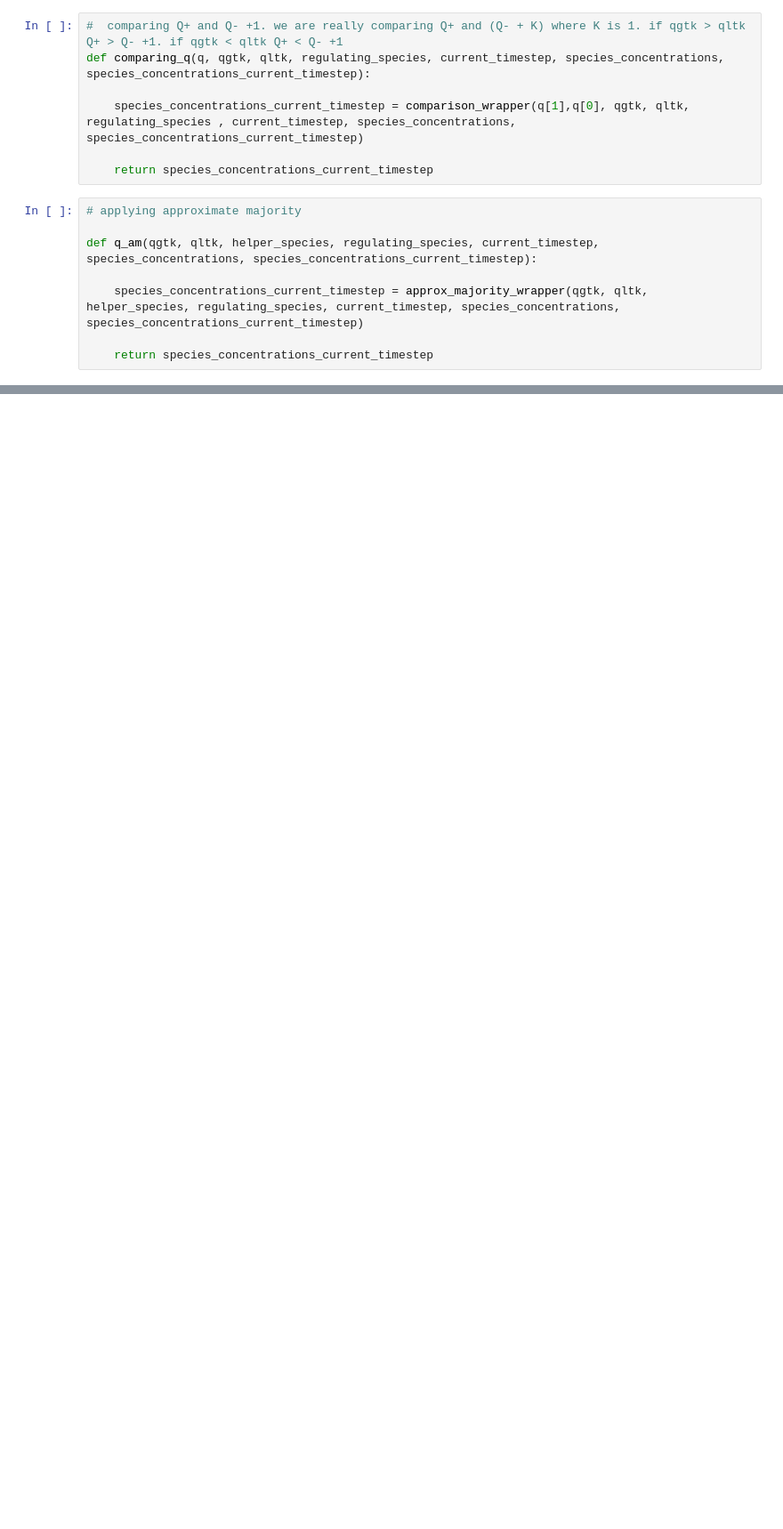
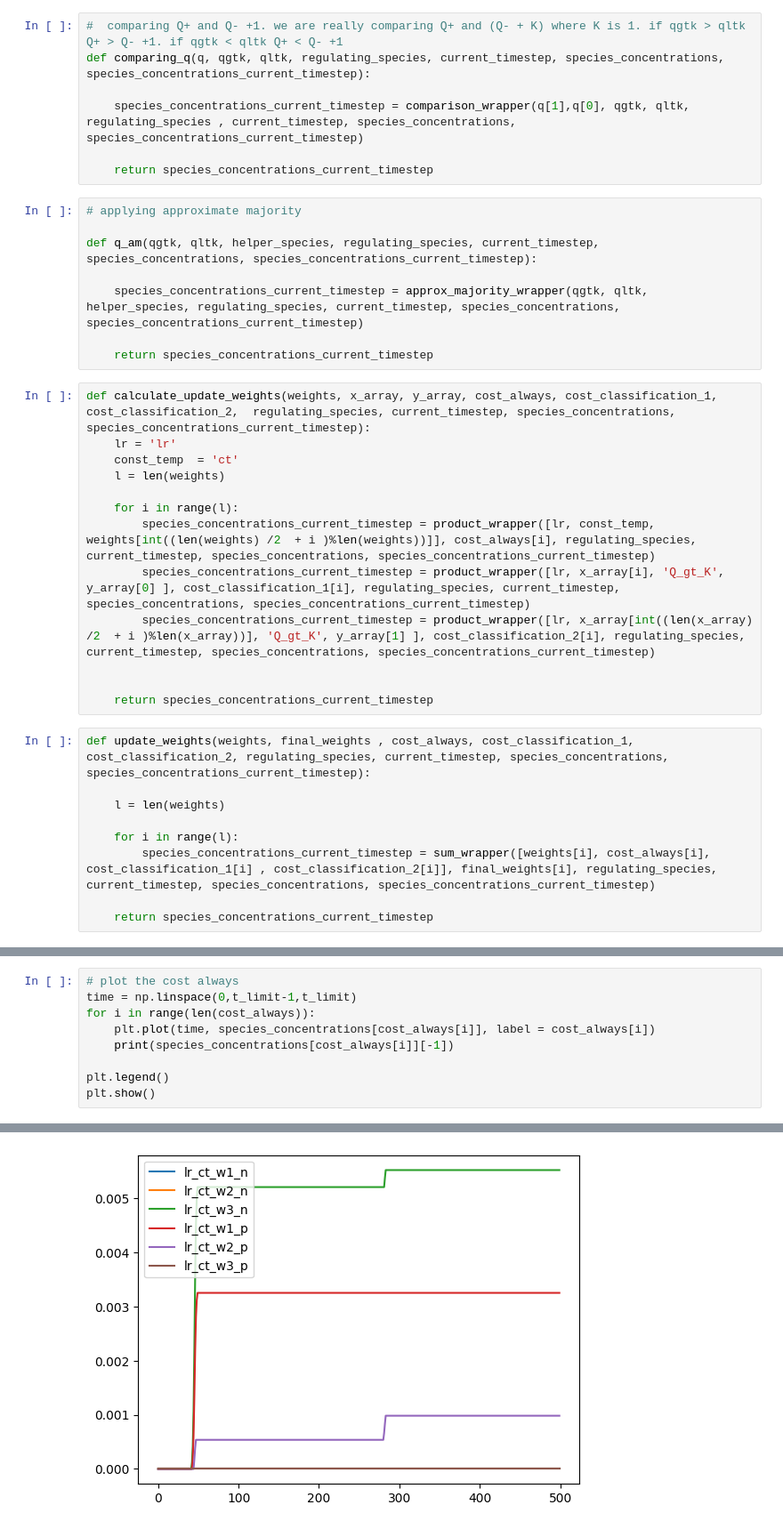
Before and after one commit to AmeyChoudhary/SVM, a Jupyter notebook: SVM_code/final_CRN_implementation_SVM.ipynb, the cells around one changed output, grey strips where cells are left out. Shown: that part at 89% size. Saved outputs shown, nothing was run; the diff lists cells and outputs as text; blank space fills up the shorter version.

```diff
--- a/SVM_code/final_CRN_implementation_SVM.ipynb
+++ b/SVM_code/final_CRN_implementation_SVM.ipynb
@@ -289,6 +289,28 @@ def q_am(qgtk, qltk, helper_species, regulating_species, current_timestep, speci
     species_concentrations_current_timestep = approx_majority_wrapper(qgtk, qltk, helper_species, regulating_species, current_timestep, species_concentrations, species_concentrations_current_timestep)
 
     return species_concentrations_current_timestep
+# %%
+def calculate_update_weights(weights, x_array, y_array, cost_always, cost_classification_1, cost_classification_2,  regulating_species, current_timestep, species_concentrations, species_concentrations_current_timestep):
+    lr = 'lr'
+    const_temp  = 'ct'
+    l = len(weights)
+
+    for i in range(l):
+        species_concentrations_current_timestep = product_wrapper([lr, const_temp, weights[int((len(weights) /2  + i )%len(weights))]], cost_always[i], regulating_species, current_timestep, species_concentrations, species_concentrations_current_timestep)
+        species_concentrations_current_timestep = product_wrapper([lr, x_array[i], 'Q_gt_K', y_array[0] ], cost_classification_1[i], regulating_species, current_timestep, species_concentrations, species_concentrations_current_timestep)
+        species_concentrations_current_timestep = product_wrapper([lr, x_array[int((len(x_array) /2  + i )%len(x_array))], 'Q_gt_K', y_array[1] ], cost_classification_2[i], regulating_species, current_timestep, species_concentrations, species_concentrations_current_timestep)
+
+
+    return species_concentrations_current_timestep
+# %%
+def update_weights(weights, final_weights , cost_always, cost_classification_1, cost_classification_2, regulating_species, current_timestep, species_concentrations, species_concentrations_current_timestep):
+
+    l = len(weights)
+
+    for i in range(l):
+        species_concentrations_current_timestep = sum_wrapper([weights[i], cost_always[i], cost_classification_1[i] , cost_classification_2[i]], final_weights[i], regulating_species, current_timestep, species_concentrations, species_concentrations_current_timestep)
+
+    return species_concentrations_current_timestep
 # %%
 # defining the species concentrations dictionary
 
@@ -513,0 +641,10 @@ print(species_concentrations['helper'][-1])
+# %%
+# plot the cost always
+time = np.linspace(0,t_limit-1,t_limit)
+for i in range(len(cost_always)):
+    plt.plot(time, species_concentrations[cost_always[i]], label = cost_always[i])
+    print(species_concentrations[cost_always[i]][-1])
+
+plt.legend()
+plt.show()
+# %% [output]
@@ -513,0 +657 @@ print(species_concentrations['helper'][-1])
+[figure, added]
```
Also changed, not shown: parts of 16 cells of this notebook, 1 other file.
